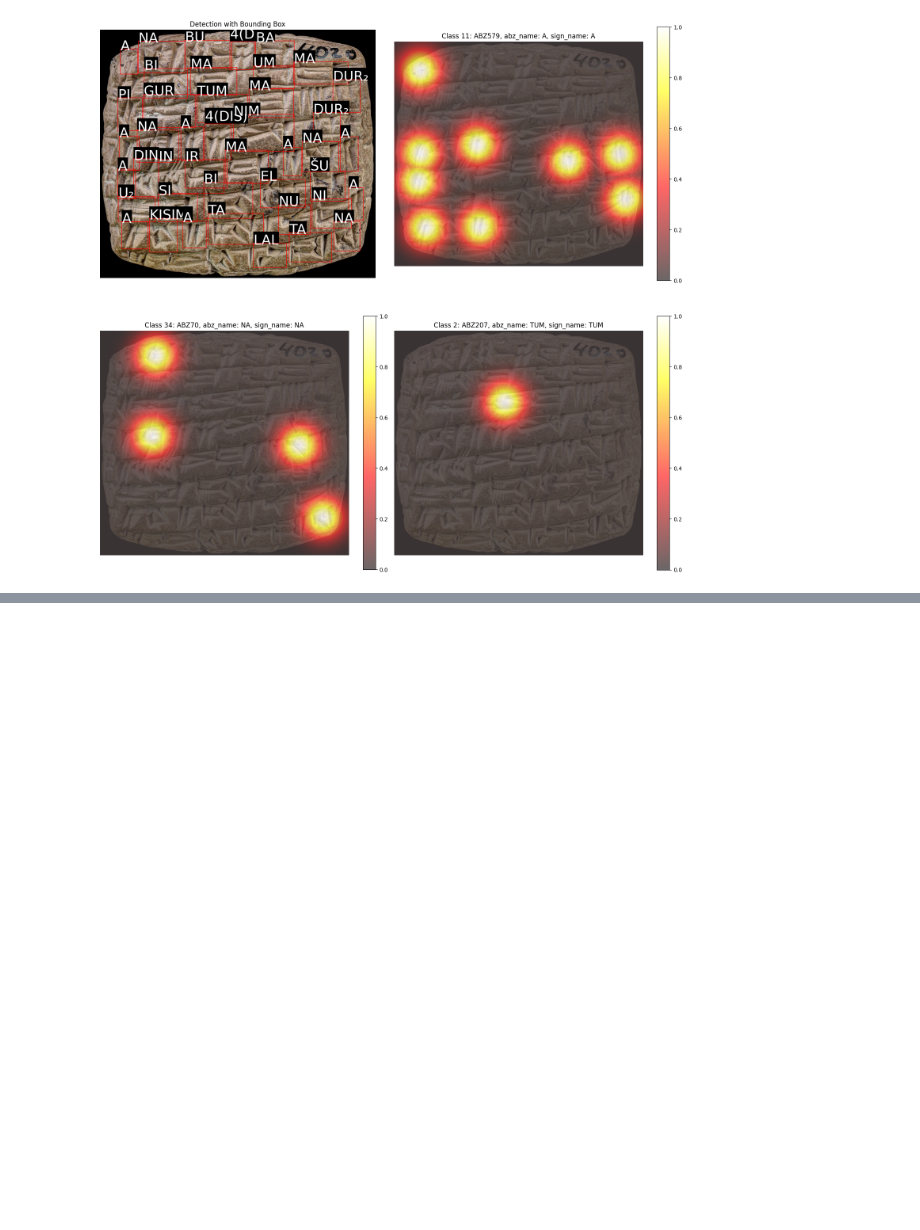
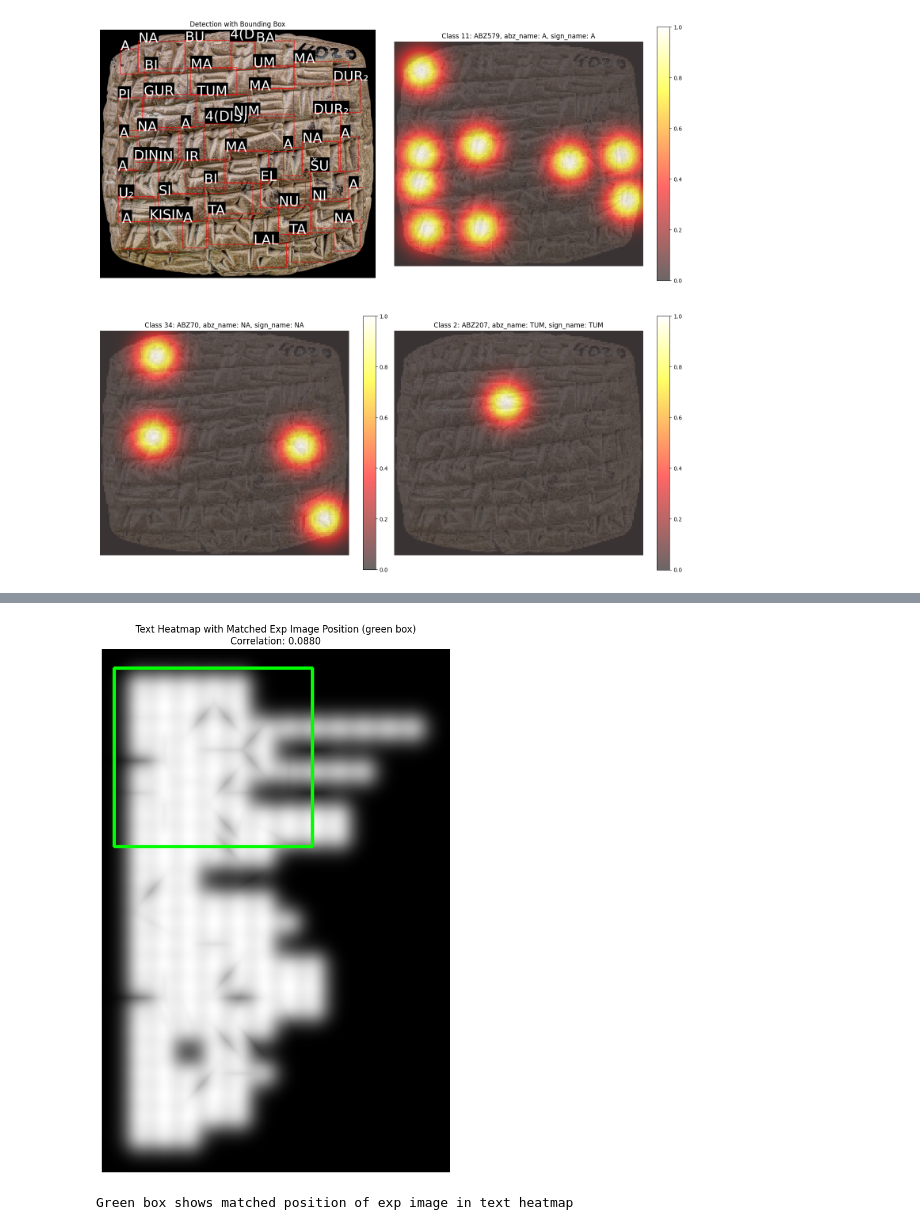
Before and after one commit to ElectronicBabylonianLiterature/cuneiform-ocr, a Jupyter notebook: signs_alignment.ipynb, the cells around one changed output, grey strips where cells are left out. Cells and saved outputs as stored; diff of their text form; code cells hidden in the pictures; blank space fills up the shorter version.

```diff
--- a/signs_alignment.ipynb
+++ b/signs_alignment.ipynb
@@ -164,0 +333,28 @@ Class ID for sign 'NA': 34
+# %%
+# 2. Visualize the position of exp image heatmap in text heatmap
+
+# Create visualization using the mixed heatmaps for display
+heatmap_exp_mixed = np.mean(heatmap, axis=2)
+heatmap_text_mixed = np.mean(heatmap_text, axis=2)
+
+vis_text_heatmap = cv2.normalize(heatmap_text_mixed, None, 0, 255, cv2.NORM_MINMAX).astype(np.uint8)
+vis_text_heatmap_rgb = cv2.cvtColor(vis_text_heatmap, cv2.COLOR_GRAY2RGB)
+
+# Draw rectangle at matched position (in scaled coordinates)
+bottom_right_scaled = (top_left_scaled[0] + heatmap_exp_mixed.shape[1],
+                       top_left_scaled[1] + heatmap_exp_mixed.shape[0])
+cv2.rectangle(vis_text_heatmap_rgb, top_left_scaled, bottom_right_scaled, (0, 255, 0), 2)
+
+# Display
+import matplotlib.pyplot as plt
+plt.figure(figsize=(15, 10))
+plt.imshow(vis_text_heatmap_rgb)
+plt.title(f"Text Heatmap with Matched Exp Image Position (green box)\nCorrelation: {max_val:.4f}")
+plt.axis('off')
+plt.tight_layout()
+plt.show()
+
+print(f"Green box shows matched position of exp image in text heatmap")
+# %% [output]
+[figure, added]
+Green box shows matched position of exp image in text heatmap
```
Also changed, not shown: parts of 7 cells of this notebook, 1 other file.
